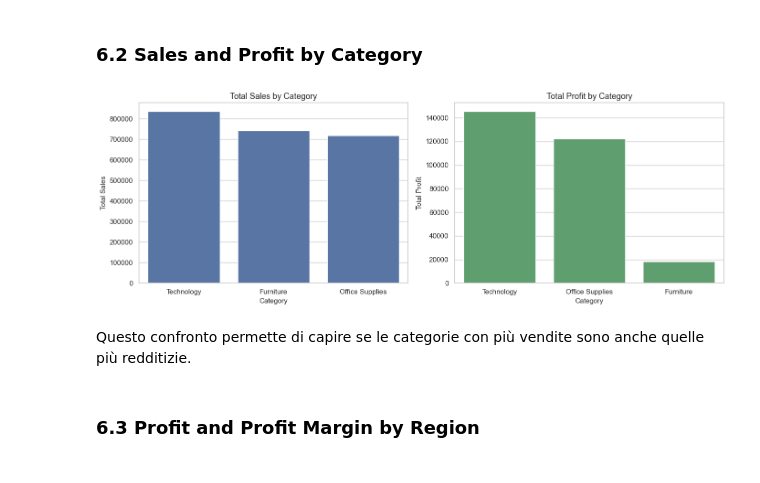
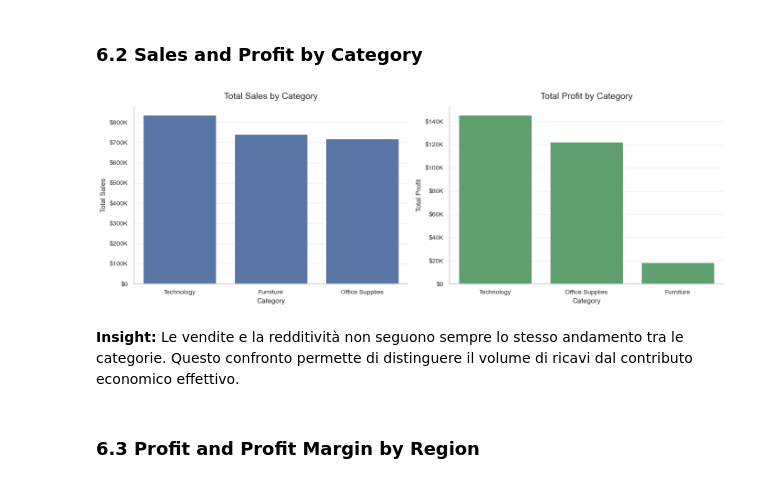
Before and after one commit to Victorrodas98/superstore-analysis-project-develhope, a Jupyter notebook: analysis_superstore_v3.ipynb, the cells around one changed output. Saved outputs shown, nothing was run; the diff lists cells and outputs as text; code cells hidden in the pictures.

```diff
--- a/analysis_superstore_v3.ipynb
+++ b/analysis_superstore_v3.ipynb
@@ -337,26 +384,44 @@ Questo istogramma mostra la distribuzione delle vendite per segmento cliente.
 # %% [markdown]
 ### 6.2 Sales and Profit by Category
-# %%
-category_sales_sorted = category_summary.sort_values("Total_Sales", ascending=False)
-category_profit_sorted = category_summary.sort_values("Total_Profit", ascending=False)
-
-fig, axes = plt.subplots(1, 2, figsize=(14, 5))
-
-sns.barplot(data=category_sales_sorted, x="Category", y="Total_Sales", ax=axes[0], color="#4C72B0")
-axes[0].set_title("Total Sales by Category")
-axes[0].set_xlabel("Category")
-axes[0].set_ylabel("Total Sales")
-
-sns.barplot(data=category_profit_sorted, x="Category", y="Total_Profit", ax=axes[1], color="#55A868")
-axes[1].set_title("Total Profit by Category")
-axes[1].set_xlabel("Category")
-axes[1].set_ylabel("Total Profit")
-
-plt.tight_layout()
-plt.show()
-# %% [output]
-[figure, removed]
+# %%
+category_sales_sorted = category_summary.sort_values("Total_Sales", ascending=False)
+category_profit_sorted = category_summary.sort_values("Total_Profit", ascending=False)
+
+fig, axes = plt.subplots(1, 2, figsize=(14, 5))
+
+sns.barplot(
+    data=category_sales_sorted,
+    x="Category",
+    y="Total_Sales",
+    ax=axes[0],
+    color=PRIMARY_COLOR
+)
+
+axes[0].set_title("Total Sales by Category", pad=12)
+axes[0].set_xlabel("Category")
+axes[0].set_ylabel("Total Sales")
+axes[0].yaxis.set_major_formatter(FuncFormatter(format_usd_millions))
+axes[0].grid(axis="y", alpha=0.3)
+
+sns.barplot(
+    data=category_profit_sorted,
+    x="Category",
+    y="Total_Profit",
+    ax=axes[1],
+    color=SECONDARY_COLOR
+)
+
+axes[1].set_title("Total Profit by Category", pad=12)
+axes[1].set_xlabel("Category")
+axes[1].set_ylabel("Total Profit")
+axes[1].yaxis.set_major_formatter(FuncFormatter(format_usd_millions))
+axes[1].grid(axis="y", alpha=0.3)
+
+plt.tight_layout()
+plt.show()
+# %% [output]
+[figure, added]
 # %% [markdown]
-Questo confronto permette di capire se le categorie con più vendite sono anche quelle più redditizie.
+**Insight:** Le vendite e la redditività non seguono sempre lo stesso andamento tra le categorie. Questo confronto permette di distinguere il volume di ricavi dal contributo economico effettivo.
 # %% [markdown]
 ### 6.3 Profit and Profit Margin by Region
```
Also changed, not shown: parts of 28 cells of this notebook, 2 other files.
